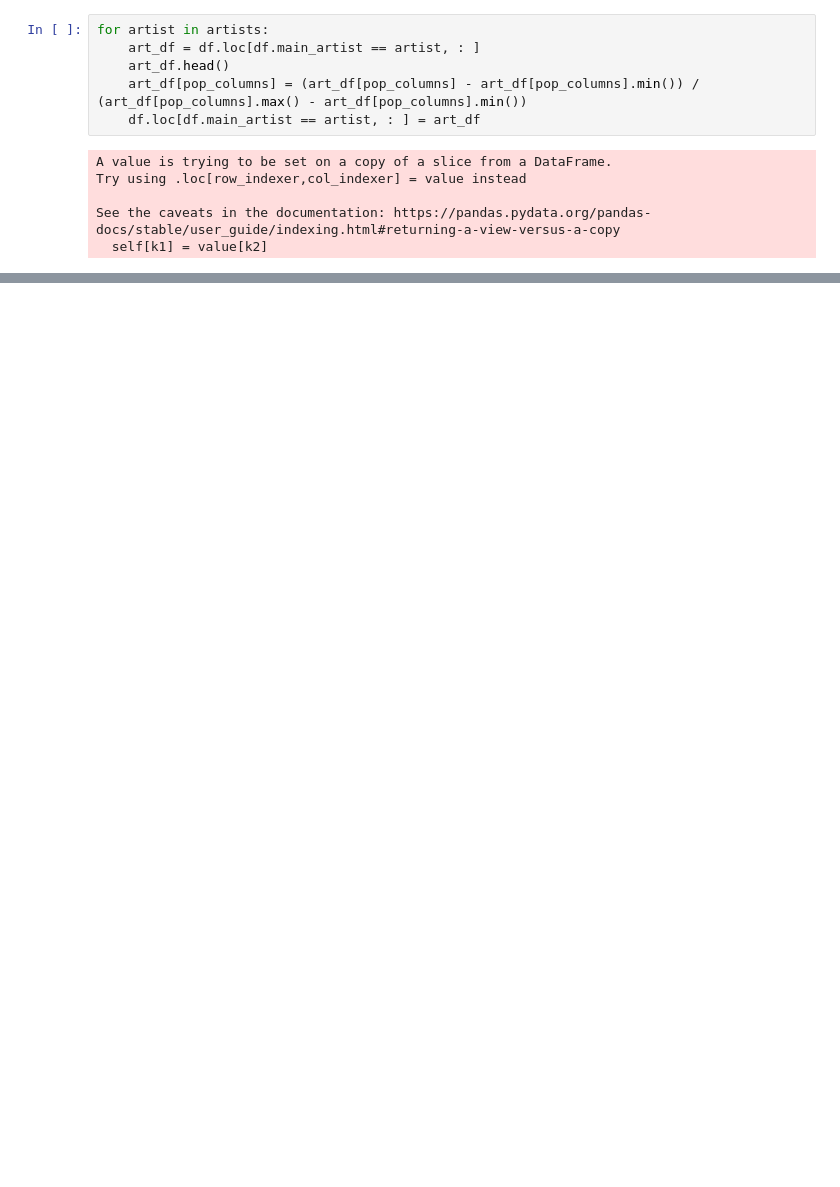
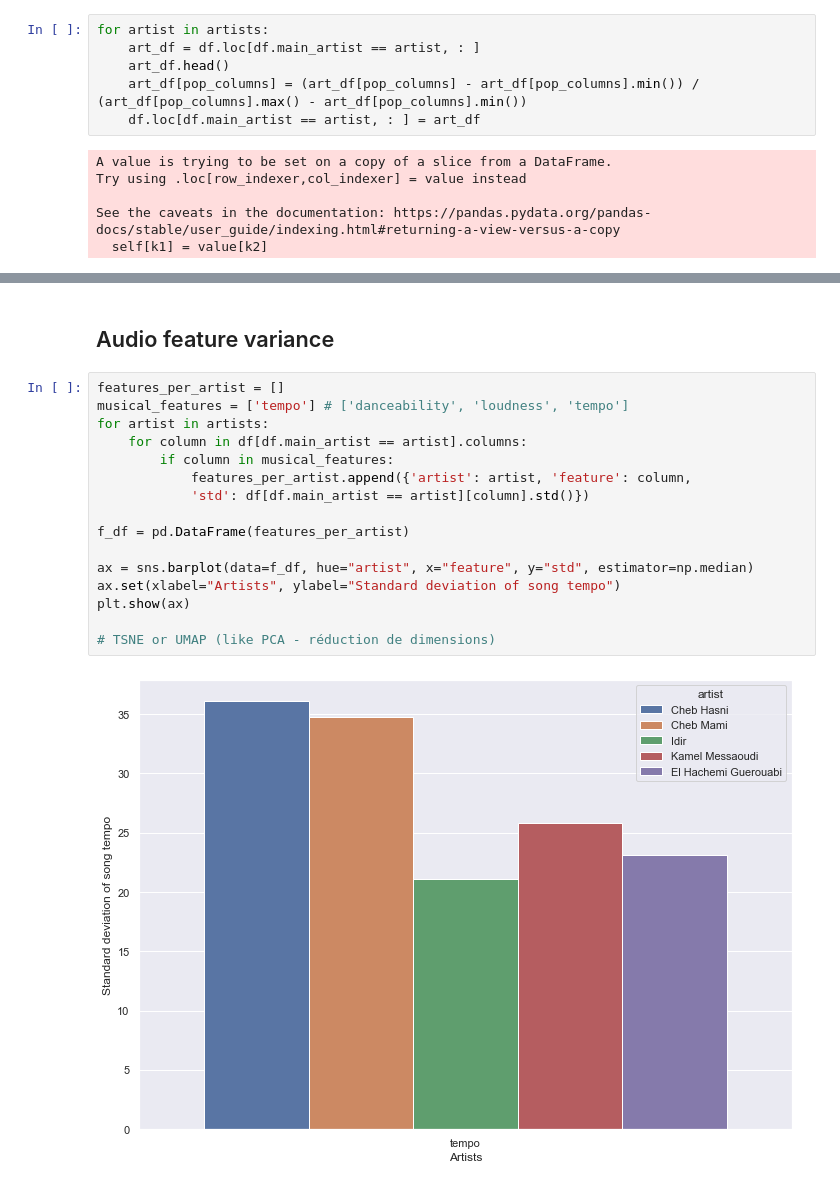
Before and after one commit to BelkacemB/rai-data-exploration, a Jupyter notebook: hasni-data.ipynb, the cells around one changed output, grey strips where cells are left out. Saved outputs shown, nothing was run; the diff lists cells and outputs as text; blank space fills up the shorter version.

```diff
--- a/hasni-data.ipynb
+++ b/hasni-data.ipynb
@@ -70,0 +82,20 @@ sns.histplot(data=df, x="popularity", hue='main_artist', kde=True)
+# %% [markdown]
+## Audio feature variance
+# %%
+features_per_artist = []
+musical_features = ['tempo'] # ['danceability', 'loudness', 'tempo']
+for artist in artists:
+    for column in df[df.main_artist == artist].columns:
+        if column in musical_features:
+            features_per_artist.append({'artist': artist, 'feature': column,
+            'std': df[df.main_artist == artist][column].std()})
+
+f_df = pd.DataFrame(features_per_artist)
+
+ax = sns.barplot(data=f_df, hue="artist", x="feature", y="std", estimator=np.median)
+ax.set(xlabel="Artists", ylabel="Standard deviation of song tempo")
+plt.show(ax)
+
+# TSNE or UMAP (like PCA - réduction de dimensions)
+# %% [output]
+[figure, added]
```
Also changed, not shown: parts of 7 cells of this notebook, 10 other files.
